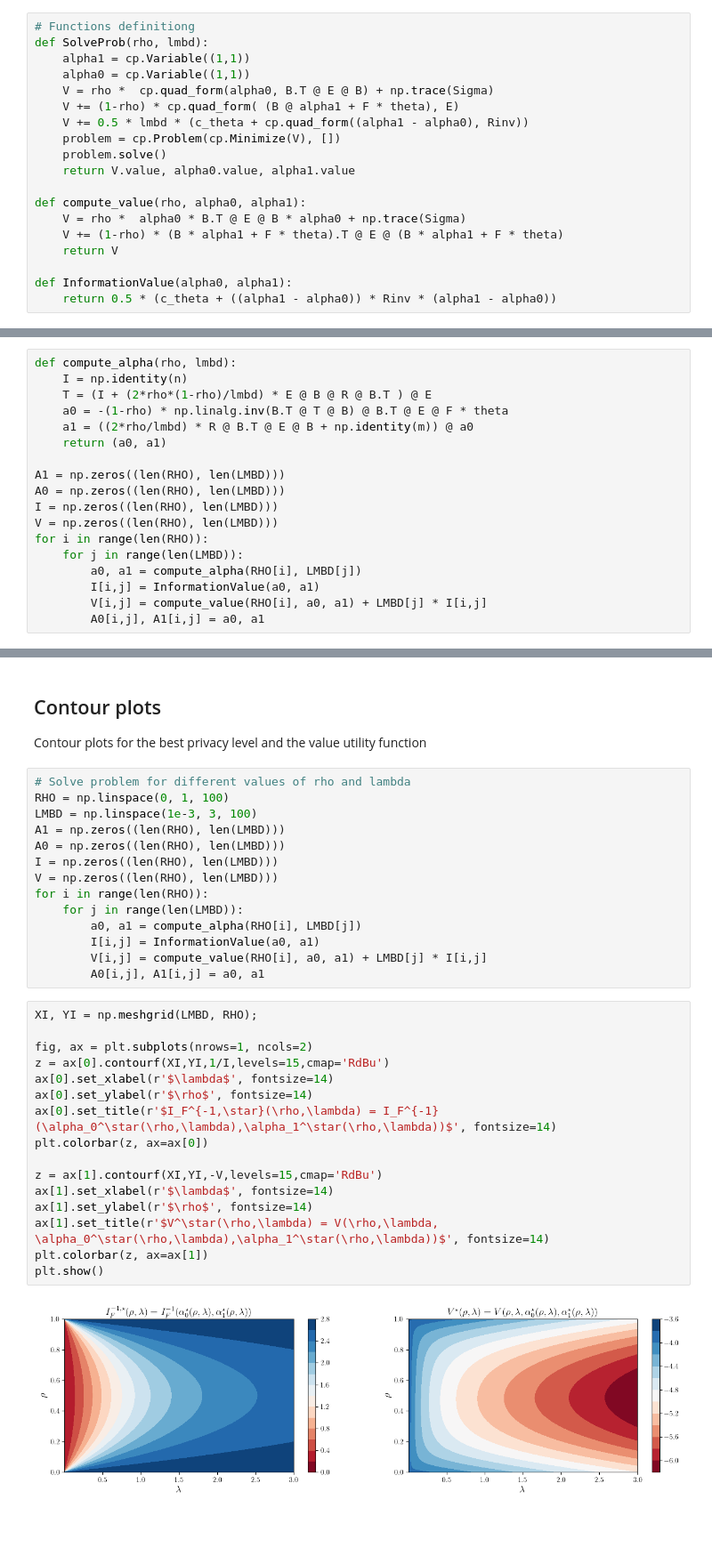
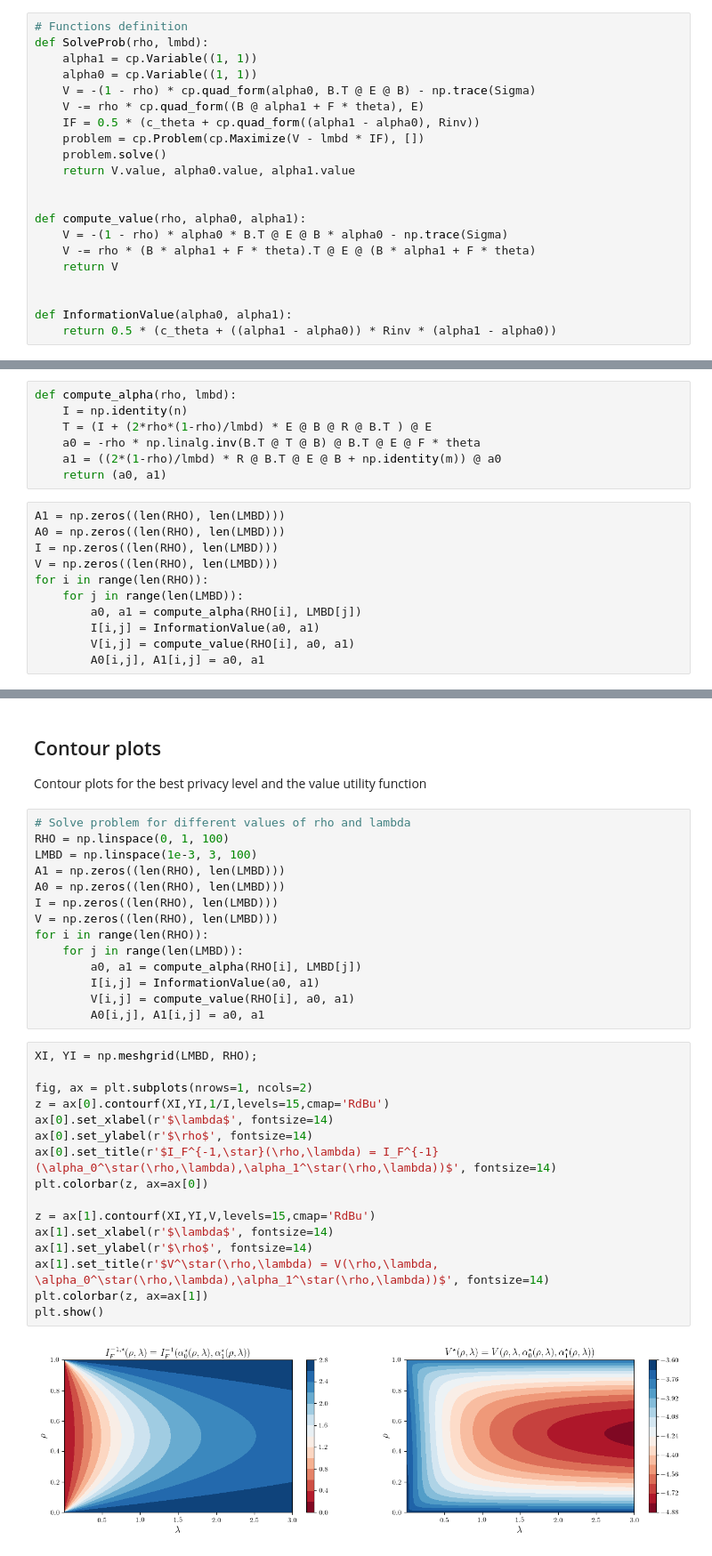
Before and after one commit to rssalessio/PrivacyStochasticSystems, a Jupyter notebook: linear_system_full_information_case.ipynb, the cells around one changed output, grey strips where cells are left out. Shown: that part at 89% size. Cells and saved outputs as stored; diff of their text form; blank space fills up the shorter version.

```diff
--- a/linear_system_full_information_case.ipynb
+++ b/linear_system_full_information_case.ipynb
@@ -73,21 +73,23 @@ c_theta = theta * F.T @ Qinv @ F * theta
 ## Solve Utility-Privacy Trade off using CVXPY
 In the following section we show results using the CVXPY Solver
 # %%
-# Functions definitiong
+# Functions definition
 def SolveProb(rho, lmbd):
-    alpha1 = cp.Variable((1,1))
-    alpha0 = cp.Variable((1,1))
-    V = rho *  cp.quad_form(alpha0, B.T @ E @ B) + np.trace(Sigma)
-    V += (1-rho) * cp.quad_form( (B @ alpha1 + F * theta), E)
-    V += 0.5 * lmbd * (c_theta + cp.quad_form((alpha1 - alpha0), Rinv))
-    problem = cp.Problem(cp.Minimize(V), [])
+    alpha1 = cp.Variable((1, 1))
+    alpha0 = cp.Variable((1, 1))
+    V = -(1 - rho) * cp.quad_form(alpha0, B.T @ E @ B) - np.trace(Sigma)
+    V -= rho * cp.quad_form((B @ alpha1 + F * theta), E)
+    IF = 0.5 * (c_theta + cp.quad_form((alpha1 - alpha0), Rinv))
+    problem = cp.Problem(cp.Maximize(V - lmbd * IF), [])
     problem.solve()
     return V.value, alpha0.value, alpha1.value
 
+
 def compute_value(rho, alpha0, alpha1):
-    V = rho *  alpha0 * B.T @ E @ B * alpha0 + np.trace(Sigma)
-    V += (1-rho) * (B * alpha1 + F * theta).T @ E @ (B * alpha1 + F * theta)
+    V = -(1 - rho) * alpha0 * B.T @ E @ B * alpha0 - np.trace(Sigma)
+    V -= rho * (B * alpha1 + F * theta).T @ E @ (B * alpha1 + F * theta)
     return V
+
 
 def InformationValue(alpha0, alpha1):
     return 0.5 * (c_theta + ((alpha1 - alpha0)) * Rinv * (alpha1 - alpha0))
@@ -127,14 +129,14 @@ plt.show()
 # %% [markdown]
 ## Solve Utility-Privacy Trade-off using solutions in the paper
 In this section we show results using the solutions from the paper.
+# %%
+def compute_alpha(rho, lmbd):
+    I = np.identity(n)
+    T = (I + (2*rho*(1-rho)/lmbd) * E @ B @ R @ B.T ) @ E
+    a0 = -rho * np.linalg.inv(B.T @ T @ B) @ B.T @ E @ F * theta
+    a1 = ((2*(1-rho)/lmbd) * R @ B.T @ E @ B + np.identity(m)) @ a0
+    return (a0, a1)
 # %%
-def compute_alpha(rho, lmbd):
-    I = np.identity(n)
-    T = (I + (2*rho*(1-rho)/lmbd) * E @ B @ R @ B.T ) @ E
-    a0 = -(1-rho) * np.linalg.inv(B.T @ T @ B) @ B.T @ E @ F * theta
-    a1 = ((2*rho/lmbd) * R @ B.T @ E @ B + np.identity(m)) @ a0
-    return (a0, a1)
-
 A1 = np.zeros((len(RHO), len(LMBD)))
 A0 = np.zeros((len(RHO), len(LMBD)))
 I = np.zeros((len(RHO), len(LMBD)))
@@ -143,7 +145,7 @@ for i in range(len(RHO)):
     for j in range(len(LMBD)):
         a0, a1 = compute_alpha(RHO[i], LMBD[j])
         I[i,j] = InformationValue(a0, a1)
-        V[i,j] = compute_value(RHO[i], a0, a1) + LMBD[j] * I[i,j]
+        V[i,j] = compute_value(RHO[i], a0, a1)
         A0[i,j], A1[i,j] = a0, a1
 # %%
 # Plot results
@@ -179,23 +181,23 @@ for i in range(len(RHO)):
     for j in range(len(LMBD)):
         a0, a1 = compute_alpha(RHO[i], LMBD[j])
         I[i,j] = InformationValue(a0, a1)
-        V[i,j] = compute_value(RHO[i], a0, a1) + LMBD[j] * I[i,j]
+        V[i,j] = compute_value(RHO[i], a0, a1)
         A0[i,j], A1[i,j] = a0, a1
 # %%
 XI, YI = np.meshgrid(LMBD, RHO);
 
 fig, ax = plt.subplots(nrows=1, ncols=2)
 z = ax[0].contourf(XI,YI,1/I,levels=15,cmap='RdBu')
 ax[0].set_xlabel(r'$\lambda$', fontsize=14)
 ax[0].set_ylabel(r'$\rho$', fontsize=14)
 ax[0].set_title(r'$I_F^{-1,\star}(\rho,\lambda) = I_F^{-1}(\alpha_0^\star(\rho,\lambda),\alpha_1^\star(\rho,\lambda))$', fontsize=14)
 plt.colorbar(z, ax=ax[0])
 
-z = ax[1].contourf(XI,YI,-V,levels=15,cmap='RdBu')
+z = ax[1].contourf(XI,YI,V,levels=15,cmap='RdBu')
 ax[1].set_xlabel(r'$\lambda$', fontsize=14)
 ax[1].set_ylabel(r'$\rho$', fontsize=14)
 ax[1].set_title(r'$V^\star(\rho,\lambda) = V(\rho,\lambda, \alpha_0^\star(\rho,\lambda),\alpha_1^\star(\rho,\lambda))$', fontsize=14)
 plt.colorbar(z, ax=ax[1])
 plt.show()
 # %% [output]
-[figure, old version]
+[figure, new version]
```
Also changed, not shown: parts of 8 cells of this notebook, 1 other file.
